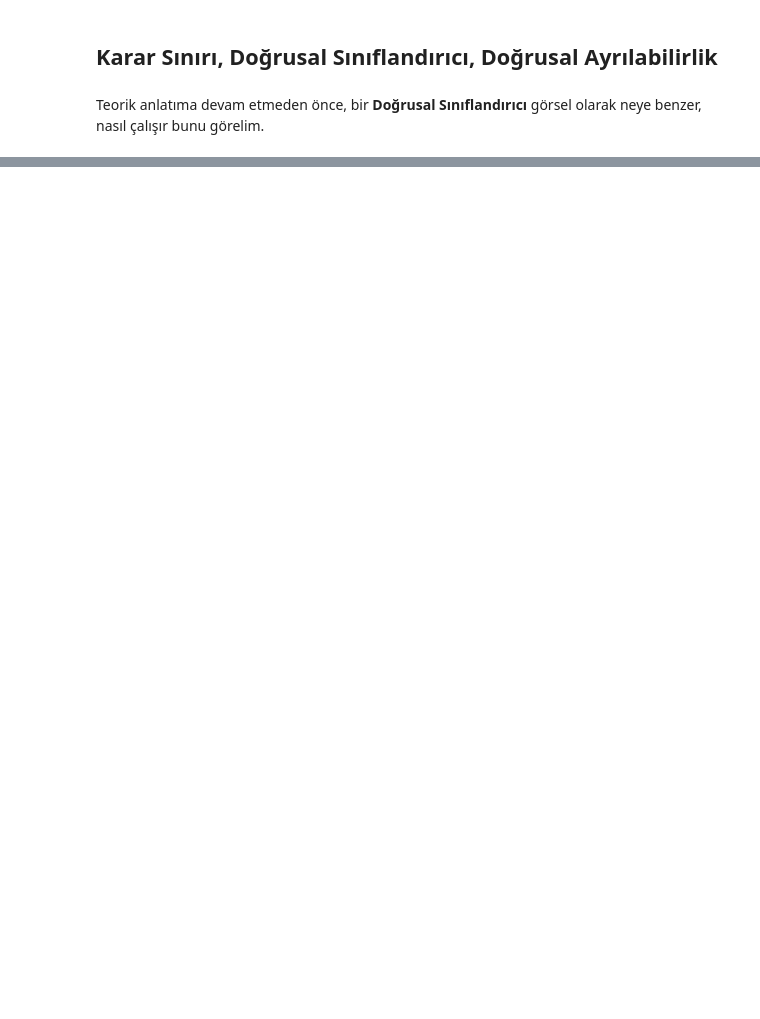
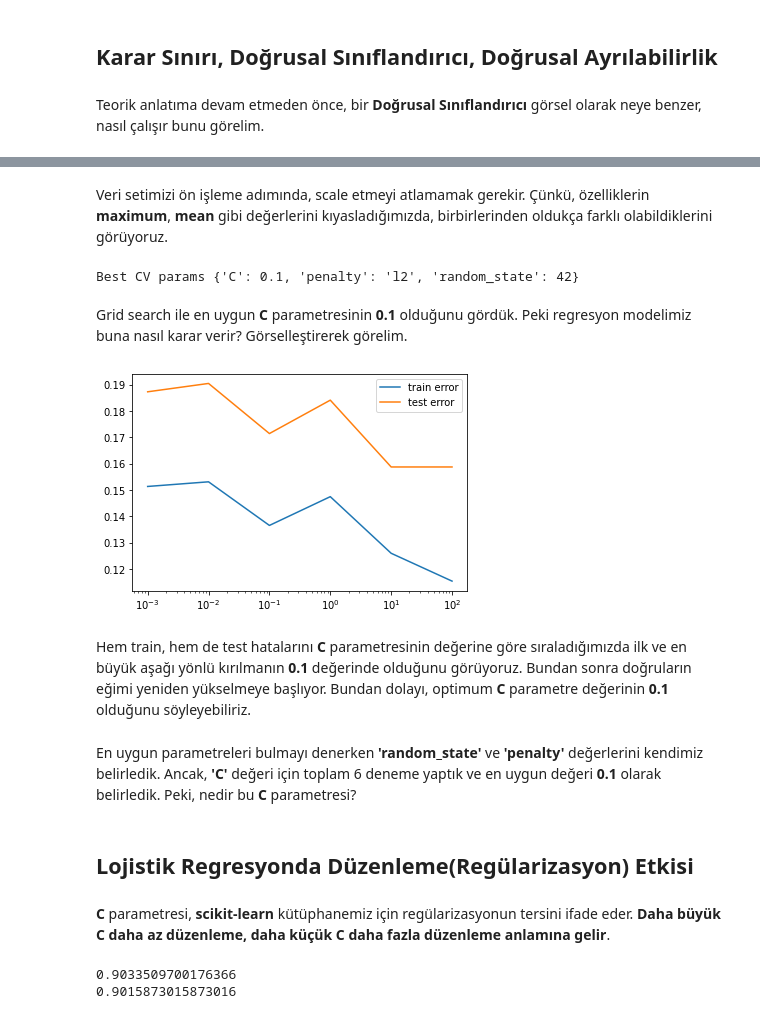
Before and after one commit to gokerguner/notebooks, a Jupyter notebook: ml05/ml05.ipynb, the cells around one changed output, grey strips where cells are left out. Drawn from its saved outputs; the diff is of its cells as text; code cells hidden in the pictures; blank space fills up the shorter version.

```diff
--- a/ml05/ml05.ipynb
+++ b/ml05/ml05.ipynb
@@ -69,0 +89,2 @@ NameError: name 'np' is not defined
+# %%
+df = pd.read_csv("customer_churn.csv")
@@ -69,0 +126,67 @@ NameError: name 'np' is not defined
+# %% [markdown]
+Veri setimizi ön işleme adımında, scale etmeyi atlamamak gerekir. Çünkü, özelliklerin **maximum**, **mean** gibi değerlerini kıyasladığımızda, birbirlerinden oldukça farklı olabildiklerini görüyoruz.
+# %%
+X = df.iloc[:, 0:8]
+y = df["Churn"]
+
+
+X_train, X_test, y_train, y_test = train_test_split(
+    X, y, test_size=0.10, random_state=42
+)
+
+sc = StandardScaler().fit(X_train)
+X_train_scaled = sc.transform(X_train)
+X_test_scaled = sc.transform(X_test)
+# %%
+parameters = {'C':[0.001, 0.01, 0.1, 1, 10, 100],
+              'random_state': [42],
+              'penalty': ['l2']
+             }
+
+lr = LogisticRegression()
+searcher = GridSearchCV(lr, parameters)
+
+searcher = searcher.fit(X_train_scaled, y_train)
+y_pred = searcher.predict(X_test_scaled)
+
+print("Best CV params", searcher.best_params_)
+# %% [output]
+Best CV params {'C': 0.1, 'penalty': 'l2', 'random_state': 42}
+# %% [markdown]
+Grid search ile en uygun **C** parametresinin **0.1** olduğunu gördük. Peki regresyon modelimiz buna nasıl karar verir? Görselleştirerek görelim.
+# %%
+train_errs = list()
+test_errs = list()
+C_values = [0.001, 0.01, 0.1, 1, 10, 100]
+for C_value in C_values:
+    lr = LogisticRegression(C=C_value)
+    lr.fit(X_train, y_train)
+
+    train_errs.append( 1.0 - lr.score(X_train, y_train) )
+    test_errs.append( 1.0 - lr.score(X_test, y_test) )
+
+plt.semilogx(C_values, train_errs, C_values, test_errs)
+plt.legend(("train error", "test error"))
+plt.show()
+# %% [output]
+[figure, added]
+# %% [markdown]
+Hem train, hem de test hatalarını **C** parametresinin değerine göre sıraladığımızda ilk ve en büyük aşağı yönlü kırılmanın **0.1** değerinde olduğunu görüyoruz. Bundan sonra doğruların eğimi yeniden yükselmeye başlıyor. Bundan dolayı, optimum **C** parametre değerinin **0.1** olduğunu söyleyebiliriz.
+# %% [markdown]
+En uygun parametreleri bulmayı denerken **'random_state'** ve **'penalty'** değerlerini kendimiz belirledik. Ancak, **'C'** değeri için toplam 6 deneme yaptık ve en uygun değeri **0.1** olarak belirledik. Peki, nedir bu **C** parametresi?
+# %% [markdown]
+## Lojistik Regresyonda Düzenleme(Regülarizasyon) Etkisi
+# %% [markdown]
+**C** parametresi, **scikit-learn** kütüphanemiz için regülarizasyonun tersini ifade eder. **Daha büyük C daha az düzenleme, daha küçük C daha fazla düzenleme anlamına gelir**.
+# %%
+lr_weak_reg = LogisticRegression(C=10000)
+lr_strong_reg = LogisticRegression(C=0.01)
+
+lr_weak_reg.fit(X_train_scaled, y_train)
+lr_strong_reg.fit(X_train_scaled, y_train)
+
+print(lr_weak_reg.score(X_train_scaled, y_train))
+print(lr_strong_reg.score(X_train_scaled, y_train))
+# %% [output]
+0.9033509700176366
+0.9015873015873016
```
Also changed, not shown: parts of 24 cells of this notebook, 1 other file.
